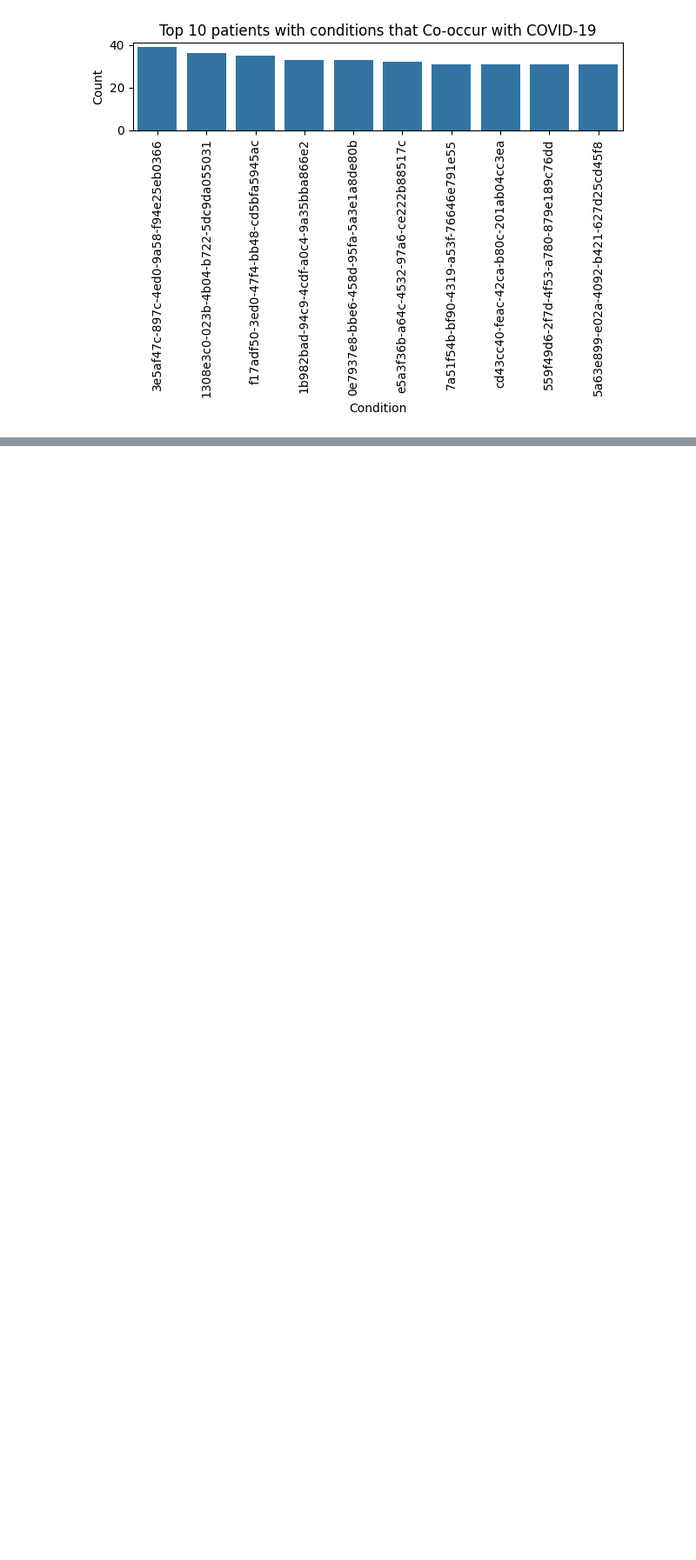
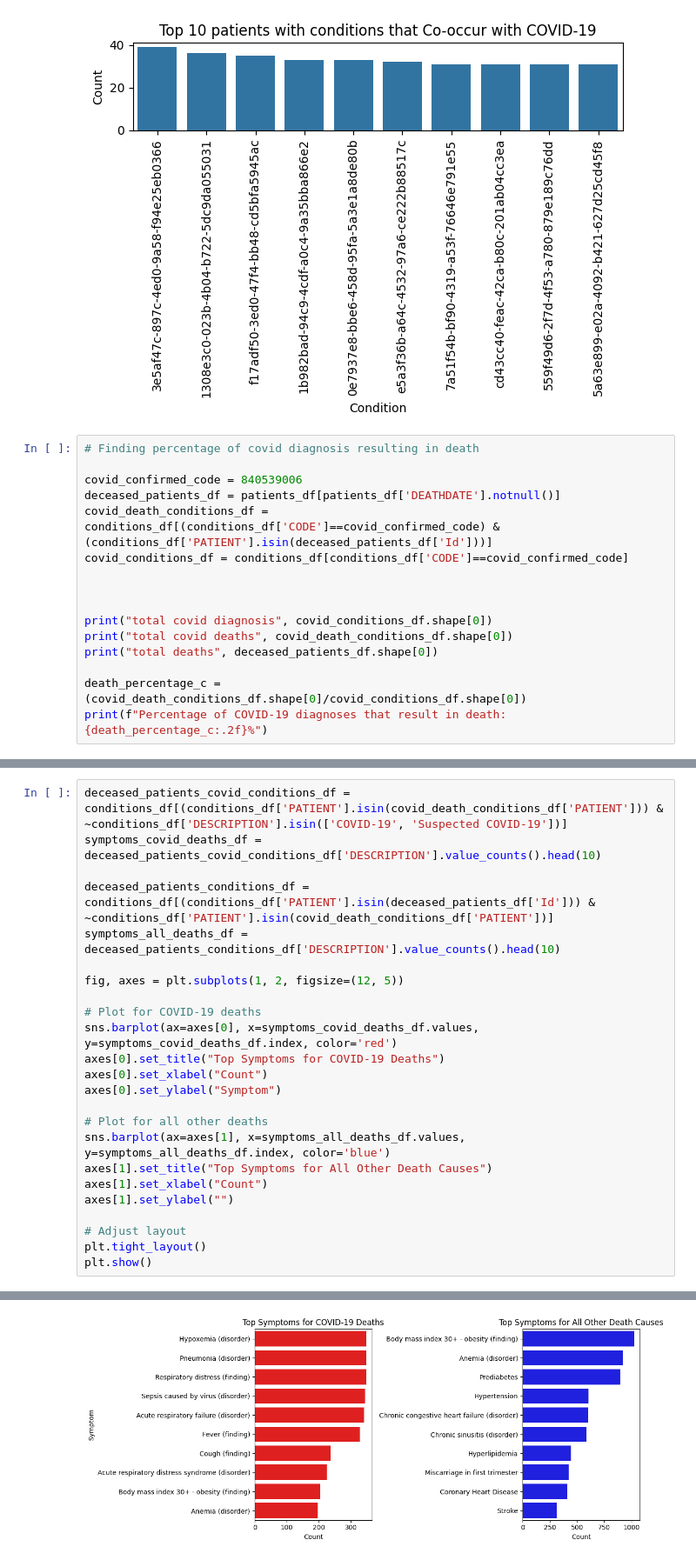
Before and after one commit to sarit-adh/covid_19_ml, a Jupyter notebook: notebooks/exploratory_analysis.ipynb, the cells around one changed output, grey strips where cells are left out. Shown at 87% size. Saved outputs shown, nothing was run; the diff lists cells and outputs as text; blank space fills up the shorter version.

Commit message:
exploratory analysis comparing dead patients due to covid vs other patients

```diff
--- a/notebooks/exploratory_analysis.ipynb
+++ b/notebooks/exploratory_analysis.ipynb
@@ -205,3 +205,19 @@ plt.tight_layout()
 plt.show()
 # %% [output]
 [figure]
+# %%
+# Finding percentage of covid diagnosis resulting in death
+
+covid_confirmed_code = 840539006
+deceased_patients_df = patients_df[patients_df['DEATHDATE'].notnull()]
+covid_death_conditions_df = conditions_df[(conditions_df['CODE']==covid_confirmed_code) & (conditions_df['PATIENT'].isin(deceased_patients_df['Id']))]
+covid_conditions_df = conditions_df[conditions_df['CODE']==covid_confirmed_code]
+
+
+
+print("total covid diagnosis", covid_conditions_df.shape[0])
+print("total covid deaths", covid_death_conditions_df.shape[0])
+print("total deaths", deceased_patients_df.shape[0])
+
+death_percentage_c = (covid_death_conditions_df.shape[0]/covid_conditions_df.shape[0])
+print(f"Percentage of COVID-19 diagnoses that result in death: {death_percentage_c:.2f}%")
@@ -207,0 +229,25 @@ plt.show()
+# %%
+deceased_patients_covid_conditions_df = conditions_df[(conditions_df['PATIENT'].isin(covid_death_conditions_df['PATIENT'])) & ~conditions_df['DESCRIPTION'].isin(['COVID-19', 'Suspected COVID-19'])]
+symptoms_covid_deaths_df = deceased_patients_covid_conditions_df['DESCRIPTION'].value_counts().head(10)
+
+deceased_patients_conditions_df = conditions_df[(conditions_df['PATIENT'].isin(deceased_patients_df['Id'])) & ~conditions_df['PATIENT'].isin(covid_death_conditions_df['PATIENT'])]
+symptoms_all_deaths_df = deceased_patients_conditions_df['DESCRIPTION'].value_counts().head(10)
+
+fig, axes = plt.subplots(1, 2, figsize=(12, 5))
+
+# Plot for COVID-19 deaths
+sns.barplot(ax=axes[0], x=symptoms_covid_deaths_df.values, y=symptoms_covid_deaths_df.index, color='red')
+axes[0].set_title("Top Symptoms for COVID-19 Deaths")
+axes[0].set_xlabel("Count")
+axes[0].set_ylabel("Symptom")
+
+# Plot for all other deaths
+sns.barplot(ax=axes[1], x=symptoms_all_deaths_df.values, y=symptoms_all_deaths_df.index, color='blue')
+axes[1].set_title("Top Symptoms for All Other Death Causes")
+axes[1].set_xlabel("Count")
+axes[1].set_ylabel("")
+
+# Adjust layout
+plt.tight_layout()
+plt.show()
+# %% [output]
@@ -207,0 +271 @@ plt.show()
+[figure, added]
```
Also changed, not shown: parts of 3 cells of this notebook.
